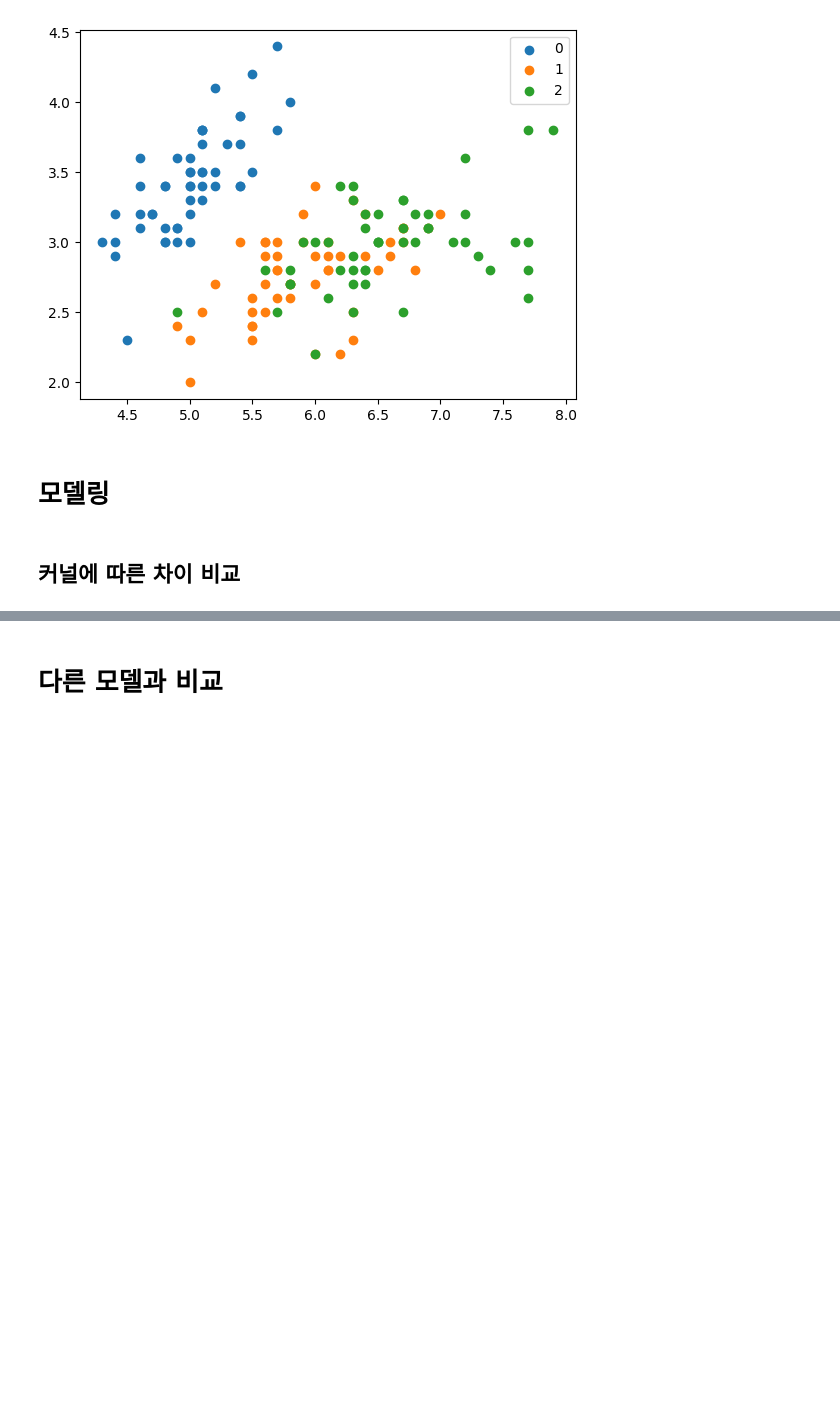
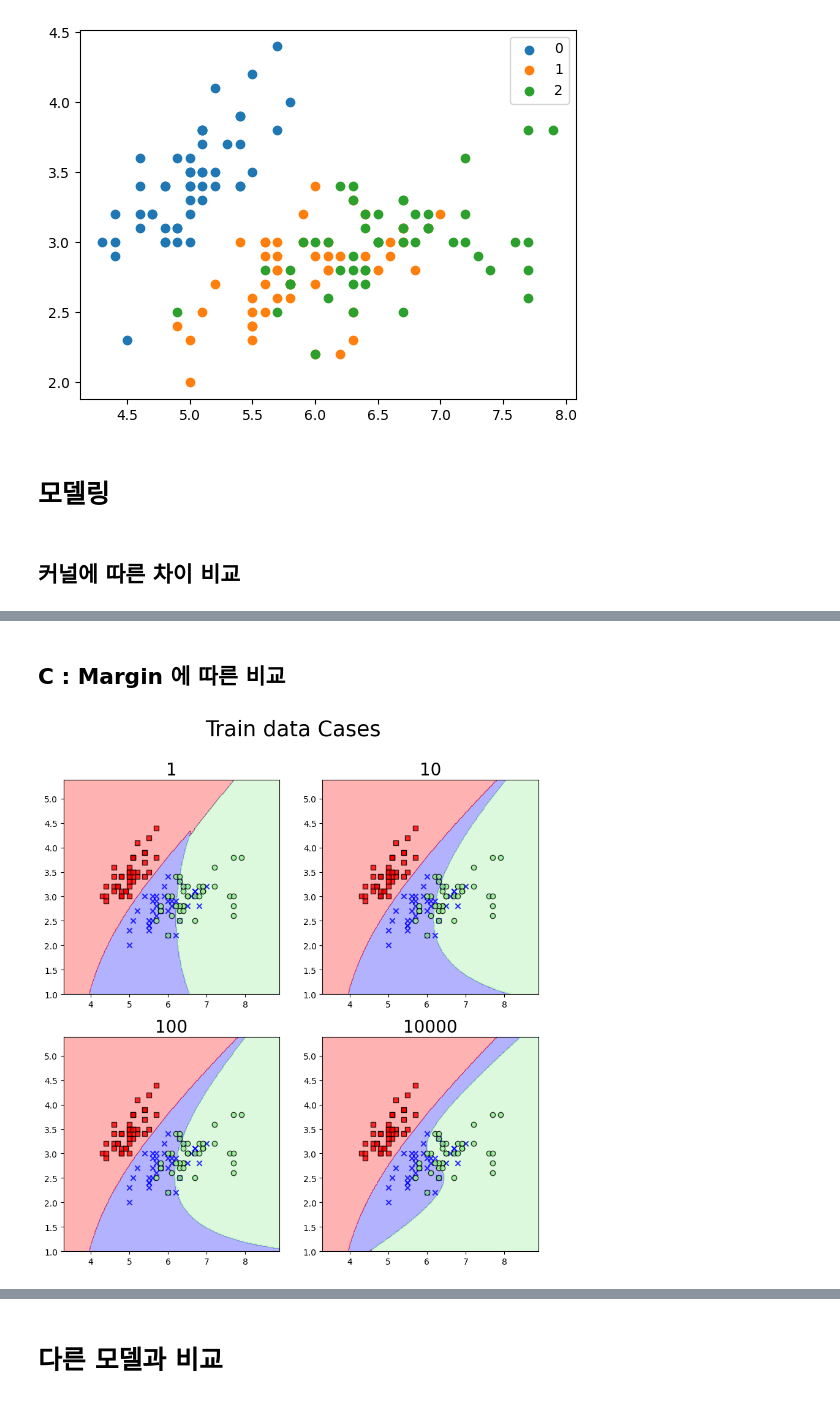
Before and after one commit to crimama/BA, a Jupyter notebook: 2.Kernel-based Learning/SVM/SVM.ipynb, the cells around one changed output, grey strips where cells are left out. Drawn from its saved outputs; the diff is of its cells as text; code cells hidden in the pictures; blank space fills up the shorter version.

```diff
--- a/2.Kernel-based Learning/SVM/SVM.ipynb
+++ b/2.Kernel-based Learning/SVM/SVM.ipynb
@@ -120,0 +152,26 @@ for kernel,ax in zip(['linear','rbf','sigmoid','poly'],[ax1,ax2,ax3,ax4]):
+# %% [markdown]
+## C : Margin 에 따른 비교
+# %%
+def C_model_train(data,C):
+    (train_x, train_y, test_x, test_y) = data
+
+    model = SVC(C=C,kernel='poly')
+    model.fit(train_x,train_y)
+    y_pred = model.predict(test_x)
+    return model
+
+
+(X,Y),data = data_preprocess(df)
+
+
+fig, ((ax1, ax2),(ax3,ax4)) = plt.subplots(ncols=2,nrows=2,figsize=(10, 10))
+fig.suptitle('Train data Cases',fontsize=25)
+
+train_metric_list = []
+for C,ax in zip([1,10,100,10000],[ax1,ax2,ax3,ax4]):
+    model = C_model_train(data,C)
+    train_metric_list.append(model_metric(model,train_x,train_y))
+    xx1,xx2,Z = make_decision_boundary(train_x,train_y,model,kernel)
+    plot_decion_boundary(xx1,xx2,Z,ax,train_x,train_y,C)
+# %% [output]
+[figure, added]
```
Also changed, not shown: parts of 8 cells of this notebook.
